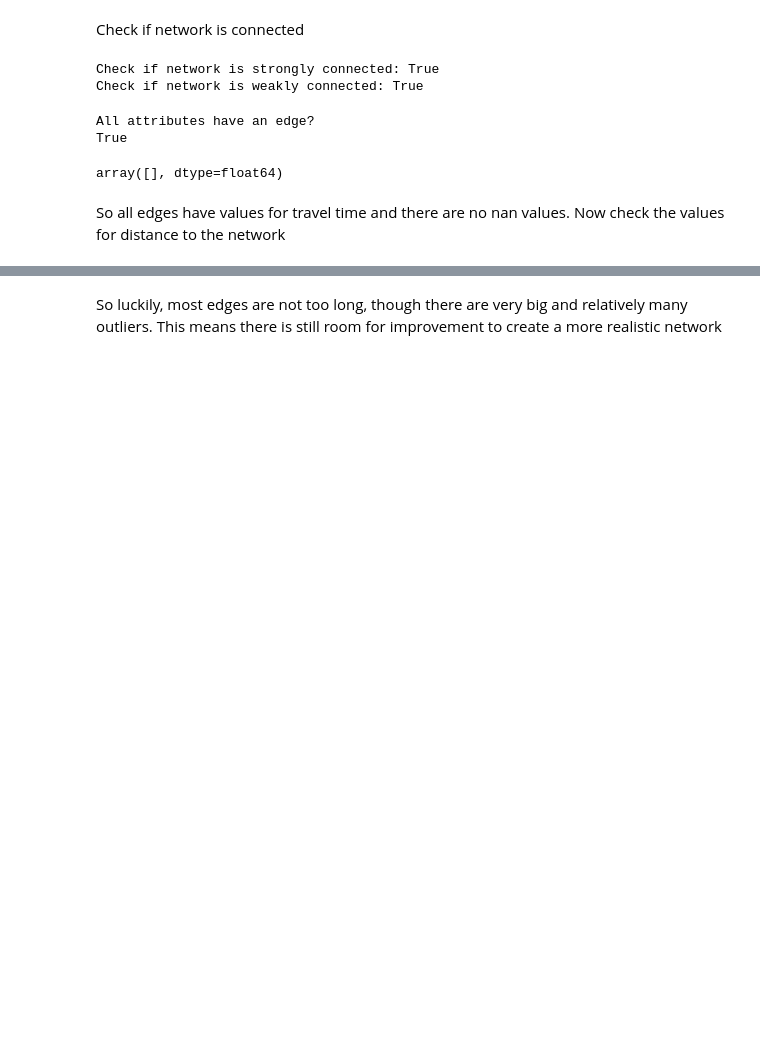
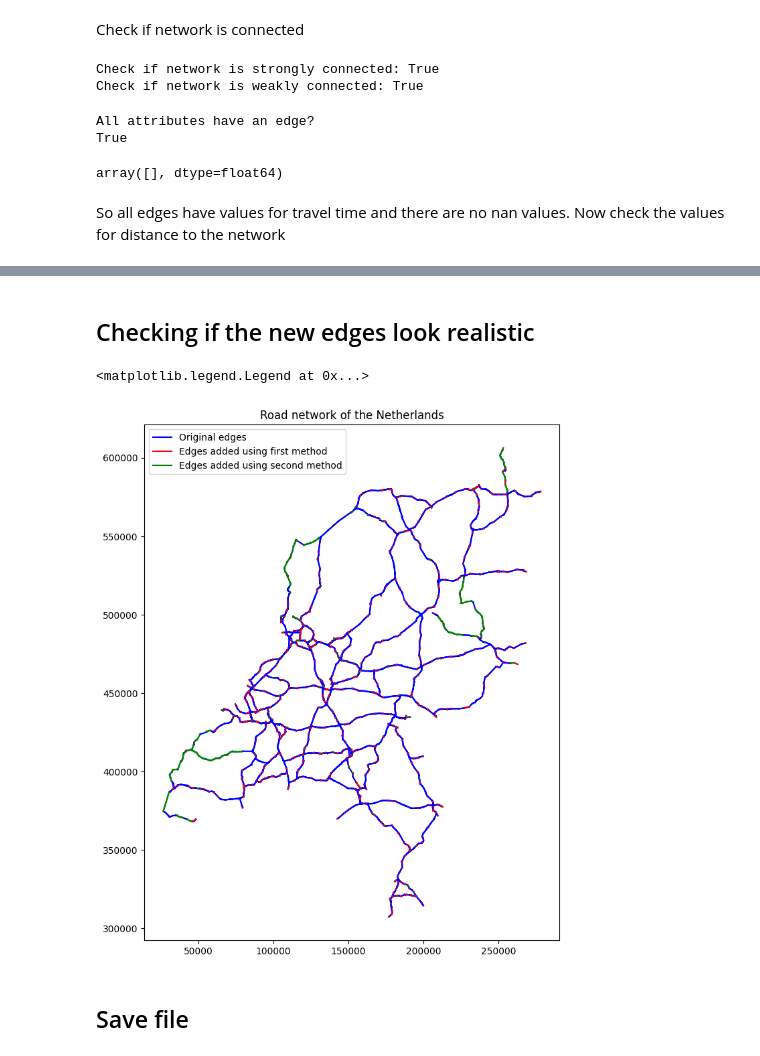
Before and after one commit to janinetimmerman8/RWS-group3, a Jupyter notebook: connect_networkX_graph.ipynb, the cells around one changed output, grey strips where cells are left out. Drawn from its saved outputs; the diff is of its cells as text; code cells hidden in the pictures; blank space fills up the shorter version.

Commit message:
Improve realism of NetworkX graph

```diff
--- a/connect_networkX_graph.ipynb
+++ b/connect_networkX_graph.ipynb
@@ -317,4 +321,36 @@ print(f'{percentage2:.0f}% of the edges are smaller than 500 meters')
-# %% [markdown]
-So luckily, most edges are not too long, though there are very big and relatively many outliers. This means there is still room for improvement to create a more realistic network
+# %% [markdown]
+## Checking if the new edges look realistic
+# %%
+new_edge_val = np.array(list(nx.get_edge_attributes(G, 'New_edge').values()))
+new_edge_key = np.array(list(nx.get_edge_attributes(G, 'New_edge').keys()))
+# %%
+edge_0 = new_edge_key[new_edge_val == 0]
+edge_1 = new_edge_key[new_edge_val == 1]
+edge_2 = new_edge_key[new_edge_val == 2]
+# %%
+plt.figure(figsize=(8, 10))
+plt.title('Road network of the Netherlands')
+
+
+plt.plot([],[], color='blue', label='Original edges')
+plt.plot([],[], color='red', label='Edges added using first method')
+plt.plot([],[], color='green', label='Edges added using second method')
+
+for i in range(len(edge_0)):
+    plt.plot(edge_0[i,:,0], edge_0[i,:,1], color='blue')
+
+for i in range(len(edge_1)):
+    plt.plot(edge_1[i,:,0], edge_1[i,:,1], color='red')
+
+for i in range(len(edge_2)):
+    plt.plot(edge_2[i,:,0], edge_2[i,:,1], color='green')
+
+
+plt.legend()
+# %% [output]
+<matplotlib.legend.Legend at 0x...>
+[figure, added]
+# %% [markdown]
+## Save file
 # %%
 pickle.dump(G, open('NetworkX_graph_new.pickle', 'wb'))
```
Also changed, not shown: parts of 9 cells of this notebook, 1 other file.
